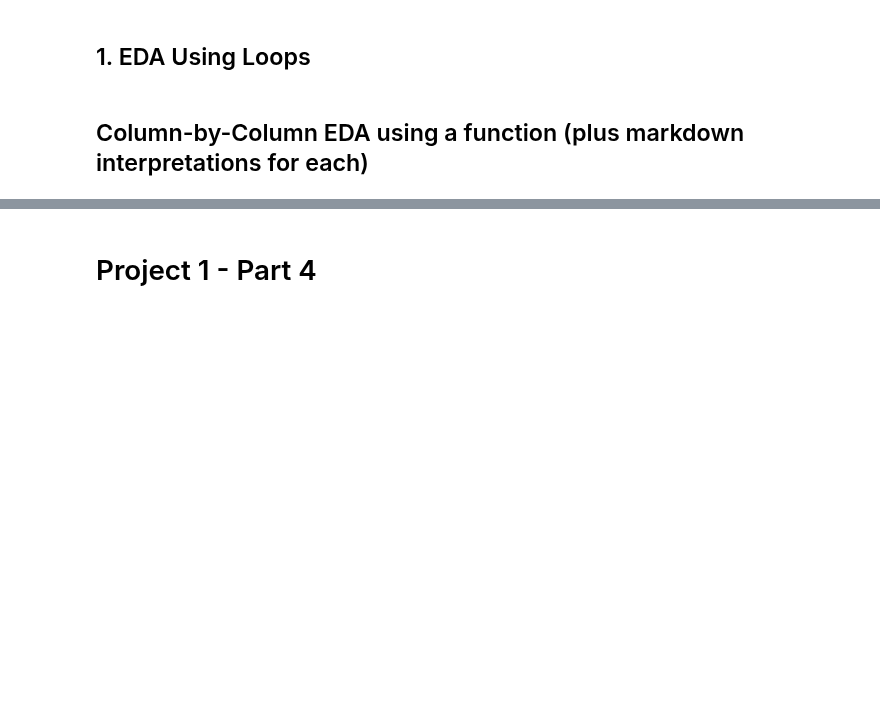
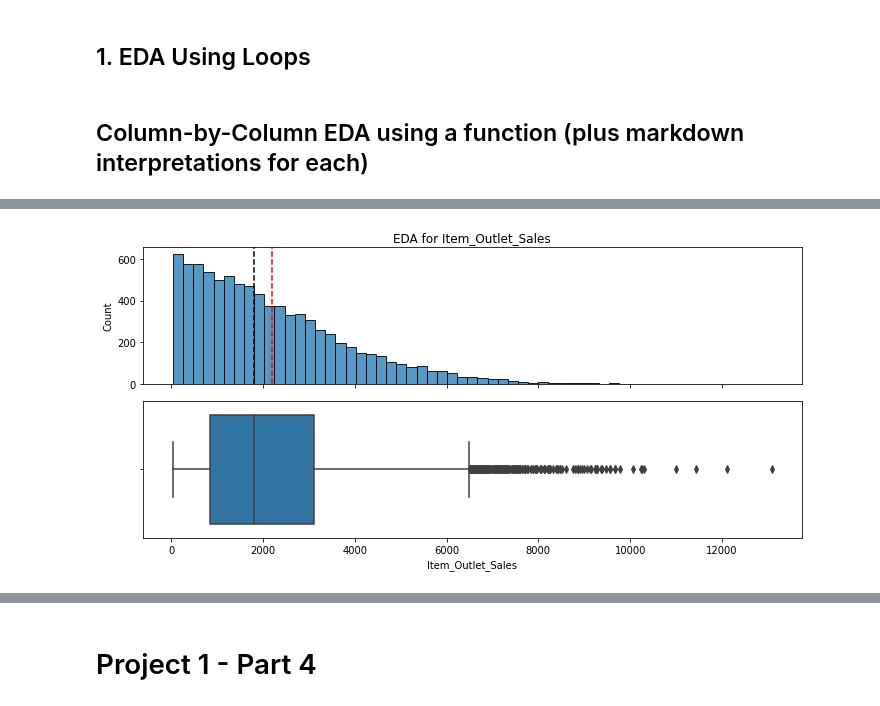
Before and after one commit to pylabview/sales-predicctions, a Jupyter notebook: DS_Sales_Predicctions.ipynb, the cells around one changed output, grey strips where cells are left out. Drawn from its saved outputs; the diff is of its cells as text; code cells hidden in the pictures; blank space fills up the shorter version.

```diff
--- a/DS_Sales_Predicctions.ipynb
+++ b/DS_Sales_Predicctions.ipynb
@@ -310,0 +380,4 @@ Item_Weight:
+# %%
+plot_numeric(df_no_index,'Item_Outlet_Sales')
+# %% [output]
+[figure, added]
```
Also changed, not shown: parts of 8 cells of this notebook.
